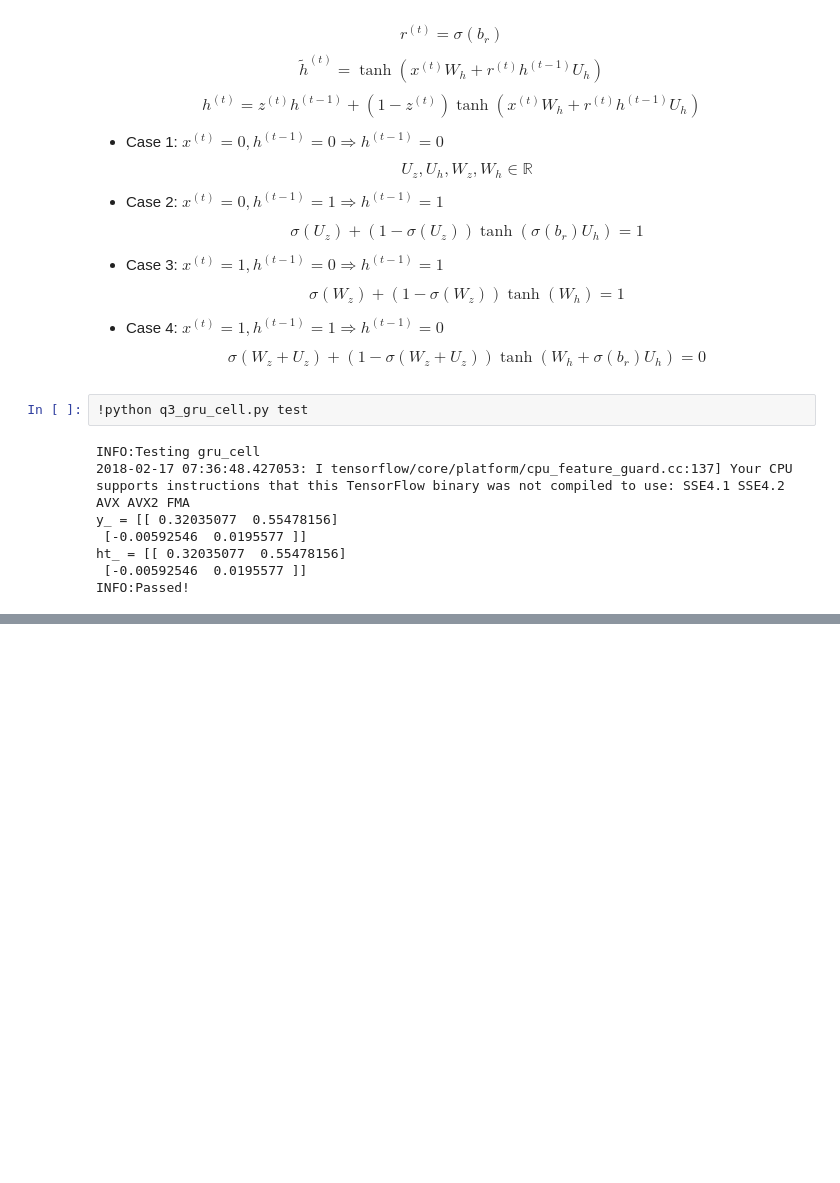
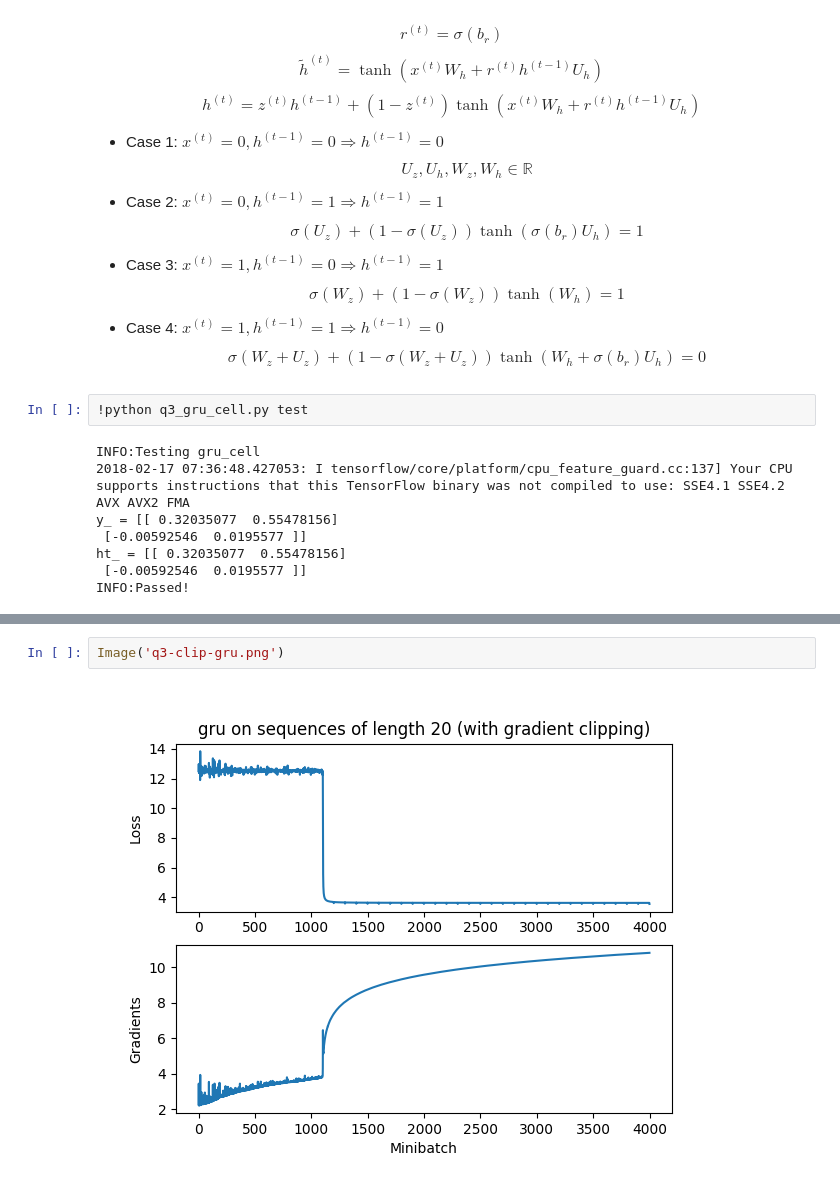
Before and after one commit to kesamet/CS224n, a Jupyter notebook: assignment3/mySols.ipynb, the cells around one changed output, grey strips where cells are left out. Cells and saved outputs as stored; diff of their text form; blank space fills up the shorter version.

```diff
--- a/assignment3/mySols.ipynb
+++ b/assignment3/mySols.ipynb
@@ -225,0 +272,4 @@ INFO:Epoch 40 out of 40
+# %%
+Image('q3-clip-gru.png')
+# %% [output]
+[figure, added]
```
Also changed, not shown: parts of 10 cells of this notebook, 18 other files.
